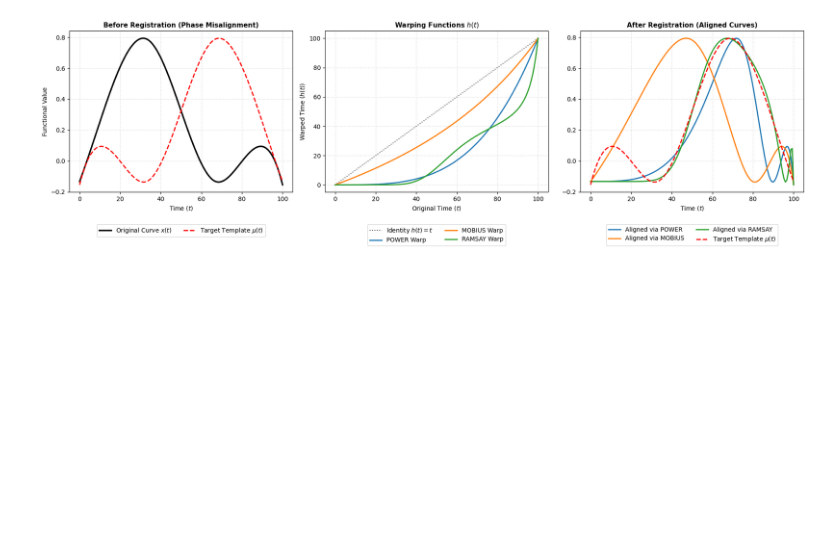
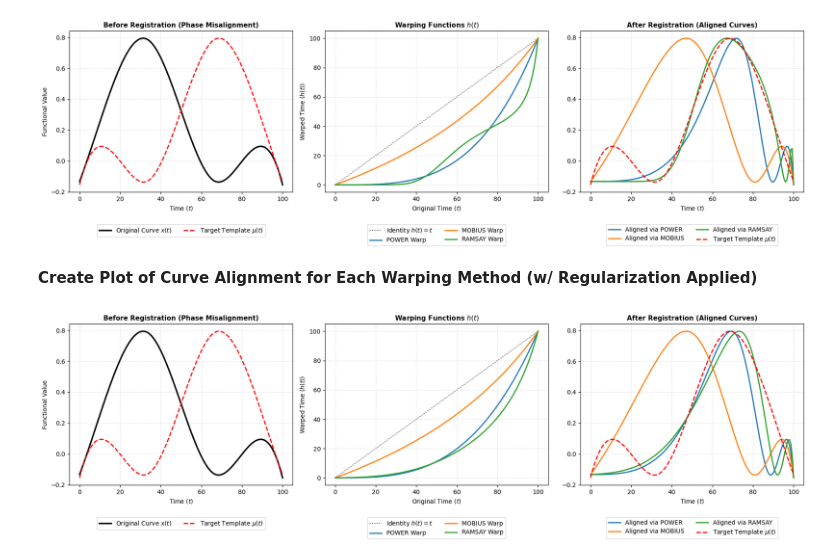
Before and after one commit to tcphan/funktional, a Jupyter notebook: notebooks/shift_registration.ipynb, the cells around one changed output. Saved outputs shown, nothing was run; the diff lists cells and outputs as text; code cells hidden in the pictures; blank space fills up the shorter version.

Commit message:
Added plots of curve alignment optimization w/ regularization

```diff
--- a/notebooks/shift_registration.ipynb
+++ b/notebooks/shift_registration.ipynb
@@ -351,3 +411,79 @@ plt.subplots_adjust(bottom=0.25)
 plt.show()
 # %% [output]
 [figure]
+# %% [markdown]
+**Create Plot of Curve Alignment for Each Warping Method (w/ Regularization Applied)**
+# %%
+
+# 1. Setup the figure layout (3 columns: Original vs Target, Warping Functions, Registered Curves)
+fig, axes = plt.subplots(1, 3, figsize=(18, 5.5), sharey=False)
+colors = {"power": "#1f77b4", "mobius": "#ff7f0e", "ramsay": "#2ca02c"}
+
+# -------------------------------------------------------------
+# PANEL 1: Unaligned Baseline
+# -------------------------------------------------------------
+axes[0].plot(t_grid, x_original, label="Original Curve $x(t)$", color="black", linewidth=2.5)
+axes[0].plot(t_grid, mu_target, label="Target Template $\mu(t)$", color="red", linestyle="--", linewidth=2)
+axes[0].set_title("Before Registration (Phase Misalignment)", fontsize=11, fontweight="bold")
+axes[0].set_xlabel("Time ($t$)")
+axes[0].set_ylabel("Functional Value")
+axes[0].grid(True, linestyle=":", alpha=0.6)
+
+# Place Legend 1 below the subplot
+axes[0].legend(loc="upper center", bbox_to_anchor=(0.5, -0.18), ncol=2, frameon=True)
+
+# -------------------------------------------------------------
+# PANELS 2 & 3: Loop Through Each Warping Framework to Compare
+# -------------------------------------------------------------
+# Plot the identity line h(t) = t on the warping panel as a baseline reference
+axes[1].plot(t_grid, t_grid, color="black", linestyle=":", alpha=0.7, label="Identity $h(t)=t$")
+
+# Mapping our registration objects and their corresponding optimizer results
+registration_models = {
+    "power": (curve_registration_power_reg, optimization_results_power_reg),
+    "mobius": (curve_registration_mobius_reg, optimization_results_mobius_reg),
+    "ramsay": (curve_registration_ramsay_reg, optimization_results_ramsay_reg),
+}
+
+for method, (model, result) in registration_models.items():
+    if result.success:
+        # Extract the optimized parameters
+        best_params = result.x
+
+        # Track and build the warped timeline h(t) using the internal method mapping
+        h_t_optimized = model._warping_function(best_params)
+        h_t_optimized = np.clip(h_t_optimized, model.t_min, model.t_max)
+
+        # Evaluate the registered curve: x_registered(t) = x(h(t))
+        x_registered = model.x_basis.evaluate(h_t_optimized) @ model.x_coefs
+
+        # Plot the warping function h(t) vs t
+        axes[1].plot(t_grid, h_t_optimized, label=f"{method.upper()} Warp", color=colors[method], linewidth=2)
+
+        # Plot the newly aligned functional curve profile
+        axes[2].plot(t_grid, x_registered, label=f"Aligned via {method.upper()}", color=colors[method], linewidth=2)
+
+# Format Warping Function Panel
+axes[1].set_title("Warping Functions $h(t)$", fontsize=11, fontweight="bold")
+axes[1].set_xlabel("Original Time ($t$)")
+axes[1].set_ylabel("Warped Time ($h(t)$)")
+axes[1].grid(True, linestyle=":", alpha=0.6)
+
+# Place Legend 2 below the subplot
+axes[1].legend(loc="upper center", bbox_to_anchor=(0.5, -0.18), ncol=2, frameon=True)
+
+# Format Registered Curve Panel
+axes[2].plot(t_grid, mu_target, color="red", linestyle="--", linewidth=2, label="Target Template $\mu(t)$")
+axes[2].set_title("After Registration (Aligned Curves)", fontsize=11, fontweight="bold")
+axes[2].set_xlabel("Time ($t$)")
+axes[2].grid(True, linestyle=":", alpha=0.6)
+
+# Place Legend 3 below the subplot
+axes[2].legend(loc="upper center", bbox_to_anchor=(0.5, -0.18), ncol=2, frameon=True)
+
+# Adjust layout bounding box to accommodate the bottom legends gracefully
+plt.tight_layout()
+plt.subplots_adjust(bottom=0.25)
+plt.show()
+# %% [output]
+[figure, added]
```
Also changed, not shown: parts of 2 cells of this notebook.
